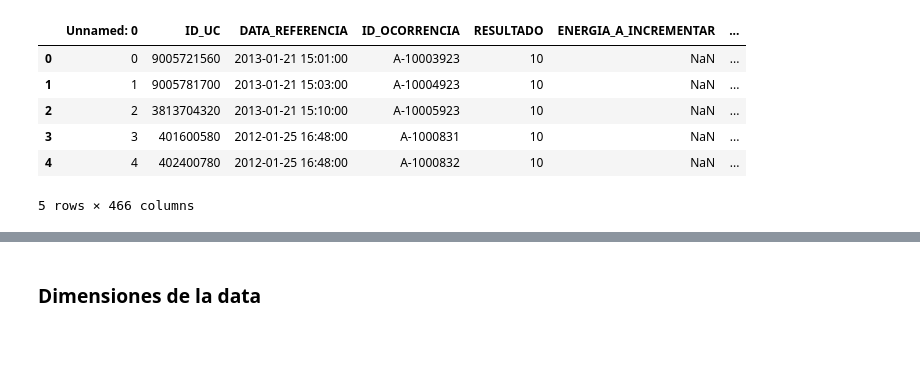
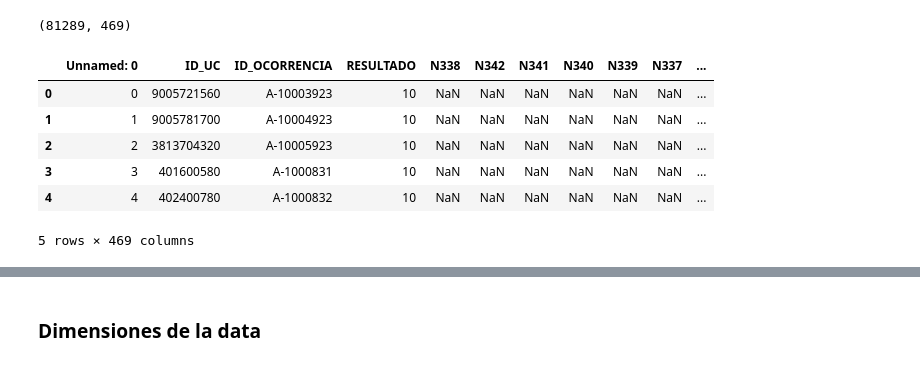
Before and after one commit to nataliaangaritab/MIADAprendizajeNoSupervisado, a Jupyter notebook: Proyecto.ipynb, the cells around one changed output, grey strips where cells are left out. Saved outputs shown, nothing was run; the diff lists cells and outputs as text; code cells hidden in the pictures.

```diff
--- a/Proyecto.ipynb
+++ b/Proyecto.ipynb
@@ -13,11 +16,14 @@ import matplotlib.pyplot as plt
 # %%
-df=pd.read_csv("data/datos.csv")
+ruta=os.getcwd()
+df=pd.read_csv(ruta+"/datos1.csv")
+print(df.shape)
 df.head()
 # %% [output]
+(81289, 469)
-|  | Unnamed: 0 | ID_UC | DATA_REFERENCIA | ID_OCORRENCIA | RESULTADO | ENERGIA_A_INCREMENTAR | ... |
-| 0 | 0 | 9005721560 | 2013-01-21 15:01:00 | A-10003923 | 10 | NaN | ... |
-| 1 | 1 | 9005781700 | 2013-01-21 15:03:00 | A-10004923 | 10 | NaN | ... |
-| 2 | 2 | 3813704320 | 2013-01-21 15:10:00 | A-10005923 | 10 | NaN | ... |
-| 3 | 3 | 401600580 | 2012-01-25 16:48:00 | A-1000831 | 10 | NaN | ... |
-| 4 | 4 | 402400780 | 2012-01-25 16:48:00 | A-1000832 | 10 | NaN | ... |
+|  | Unnamed: 0 | ID_UC | ID_OCORRENCIA | RESULTADO | N338 | N342 | N341 | N340 | N339 | N337 | ... |
+| 0 | 0 | 9005721560 | A-10003923 | 10 | NaN | NaN | NaN | NaN | NaN | NaN | ... |
+| 1 | 1 | 9005781700 | A-10004923 | 10 | NaN | NaN | NaN | NaN | NaN | NaN | ... |
+| 2 | 2 | 3813704320 | A-10005923 | 10 | NaN | NaN | NaN | NaN | NaN | NaN | ... |
+| 3 | 3 | 401600580 | A-1000831 | 10 | NaN | NaN | NaN | NaN | NaN | NaN | ... |
+| 4 | 4 | 402400780 | A-1000832 | 10 | NaN | NaN | NaN | NaN | NaN | NaN | ... |
-5 rows × 466 columns
+5 rows × 469 columns
```
Also changed, not shown: parts of 65 cells of this notebook, 1 other file.
